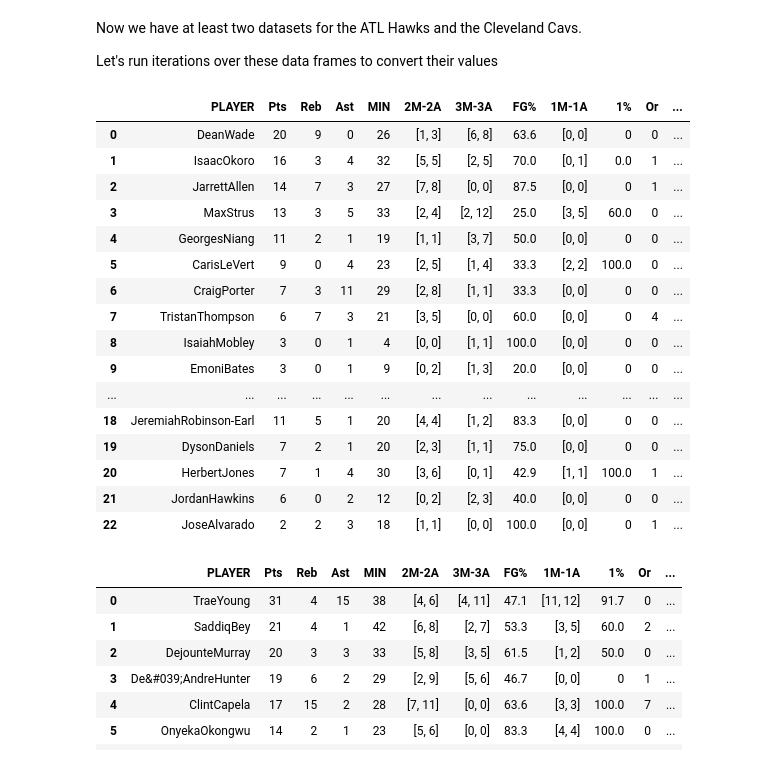
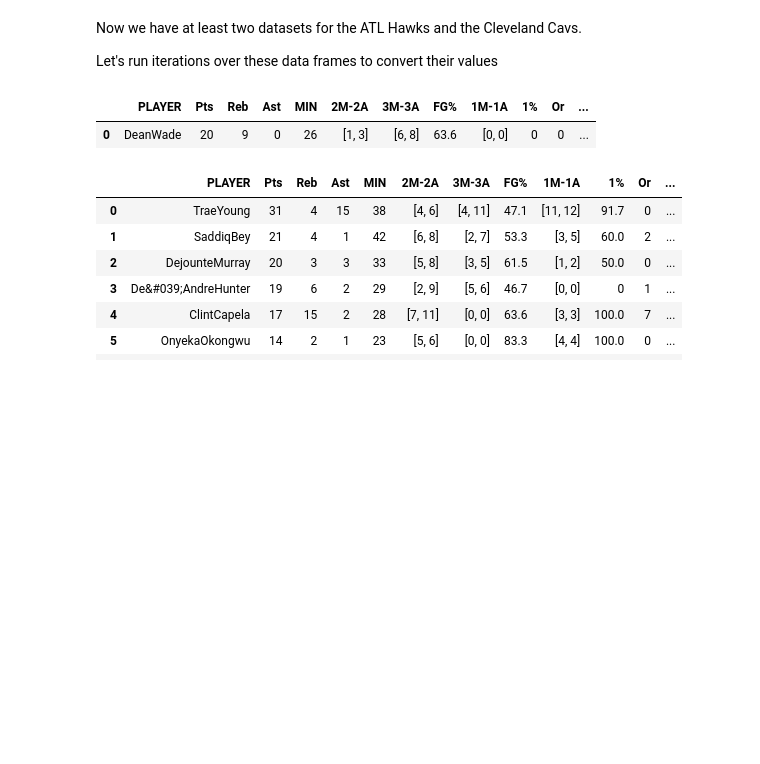
Before and after one commit to flannelmonke/HoopsForecast_Pro, a Jupyter notebook: 2_Data_Preprocessing/Schema_Making.ipynb, the cells around one changed output. Saved outputs shown, nothing was run; the diff lists cells and outputs as text; code cells hidden in the pictures; blank space fills up the shorter version.

```diff
--- a/2_Data_Preprocessing/Schema_Making.ipynb
+++ b/2_Data_Preprocessing/Schema_Making.ipynb
@@ -28,6 +28,8 @@ So let's get to implementing these schemas and seeing if these new datasets can
 import pandas as pd
 import numpy as np
 
-original_df = pd.read_csv('../1_Data_Collection/datasets/atlanta-hawks-cleveland-cavaliers-2024-01-21.csv')
-second_atlanta_df = pd.read_csv('../1_Data_Collection/datasets/atlanta-hawks-detroit-pistons-2023-12-19.csv')
-second_cleveland_df = pd.read_csv('../1_Data_Collection/datasets/cleveland-cavaliers-new-orleans-pelicans-2023-12-22.csv')
+original_df = pd.read_csv('../1_Data_Collection/datasets/game_data/atlanta-hawks-cleveland-cavaliers-2024-01-21.csv')
+second_atlanta_df = pd.read_csv('../1_Data_Collection/datasets/game_data/atlanta-hawks-detroit-pistons-2023-12-19.csv')
+second_cleveland_df = pd.read_csv('../1_Data_Collection/datasets/game_data/cleveland-cavaliers-new-orleans-pelicans-2023-12-22.csv')
+
+original_df.loc[0]
@@ -111,37 +134,22 @@ Let's run iterations over these data frames to convert their values
 # %%
 # Iterate through cleveland dataframe and convert all string values to int or float
 for index, row in player_df_clv.iterrows():
     player_df_clv.at[index, '2M-2A'] = np.array(player_df_clv.at[index, '2M-2A'].split('-'), dtype=int)
     player_df_clv.at[index, '3M-3A'] = np.array(player_df_clv.at[index, '3M-3A'].split('-'), dtype=int)
     player_df_clv.at[index, '1M-1A'] = np.array(player_df_clv.at[index, '1M-1A'].split('-'), dtype=int)
     try:
         player_df_clv.at[index, 'FG%'] = float(player_df_clv.at[index, 'FG%'].rstrip('%'))
     except:
         player_df_clv.at[index, 'FG%'] = 0
     try:
         player_df_clv.at[index, '1%'] = float(player_df_clv.at[index, '1%'].rstrip('%'))
     except:
         player_df_clv.at[index, '1%'] = 0
 
-player_df_clv
+player_df_clv[player_df_clv['PLAYER'] == 'DeanWade']
 # %% [output]
 |  | PLAYER | Pts | Reb | Ast | MIN | 2M-2A | 3M-3A | FG% | 1M-1A | 1% | Or | ... |
 | 0 | DeanWade | 20 | 9 | 0 | 26 | [1, 3] | [6, 8] | 63.6 | [0, 0] | 0 | 0 | ... |
-| 1 | IsaacOkoro | 16 | 3 | 4 | 32 | [5, 5] | [2, 5] | 70.0 | [0, 1] | 0.0 | 1 | ... |
-| 2 | JarrettAllen | 14 | 7 | 3 | 27 | [7, 8] | [0, 0] | 87.5 | [0, 0] | 0 | 1 | ... |
-| 3 | MaxStrus | 13 | 3 | 5 | 33 | [2, 4] | [2, 12] | 25.0 | [3, 5] | 60.0 | 0 | ... |
-| 4 | GeorgesNiang | 11 | 2 | 1 | 19 | [1, 1] | [3, 7] | 50.0 | [0, 0] | 0 | 0 | ... |
-| 5 | CarisLeVert | 9 | 0 | 4 | 23 | [2, 5] | [1, 4] | 33.3 | [2, 2] | 100.0 | 0 | ... |
-| 6 | CraigPorter | 7 | 3 | 11 | 29 | [2, 8] | [1, 1] | 33.3 | [0, 0] | 0 | 0 | ... |
-| 7 | TristanThompson | 6 | 7 | 3 | 21 | [3, 5] | [0, 0] | 60.0 | [0, 0] | 0 | 4 | ... |
-| 8 | IsaiahMobley | 3 | 0 | 1 | 4 | [0, 0] | [1, 1] | 100.0 | [0, 0] | 0 | 0 | ... |
-| 9 | EmoniBates | 3 | 0 | 1 | 9 | [0, 2] | [1, 3] | 20.0 | [0, 0] | 0 | 0 | ... |
-| ... | ... | ... | ... | ... | ... | ... | ... | ... | ... | ... | ... | ... |
-| 18 | JeremiahRobinson-Earl | 11 | 5 | 1 | 20 | [4, 4] | [1, 2] | 83.3 | [0, 0] | 0 | 0 | ... |
-| 19 | DysonDaniels | 7 | 2 | 1 | 20 | [2, 3] | [1, 1] | 75.0 | [0, 0] | 0 | 0 | ... |
-| 20 | HerbertJones | 7 | 1 | 4 | 30 | [3, 6] | [0, 1] | 42.9 | [1, 1] | 100.0 | 1 | ... |
-| 21 | JordanHawkins | 6 | 0 | 2 | 12 | [0, 2] | [2, 3] | 40.0 | [0, 0] | 0 | 0 | ... |
-| 22 | JoseAlvarado | 2 | 2 | 3 | 18 | [1, 1] | [0, 0] | 100.0 | [0, 0] | 0 | 1 | ... |
 # %%
 # Iterate through Atlanta dataframe and convert all string values to int or float
 for index, row in player_df_atl.iterrows():
```
Also changed, not shown: parts of 9 cells of this notebook, 1 other file.
